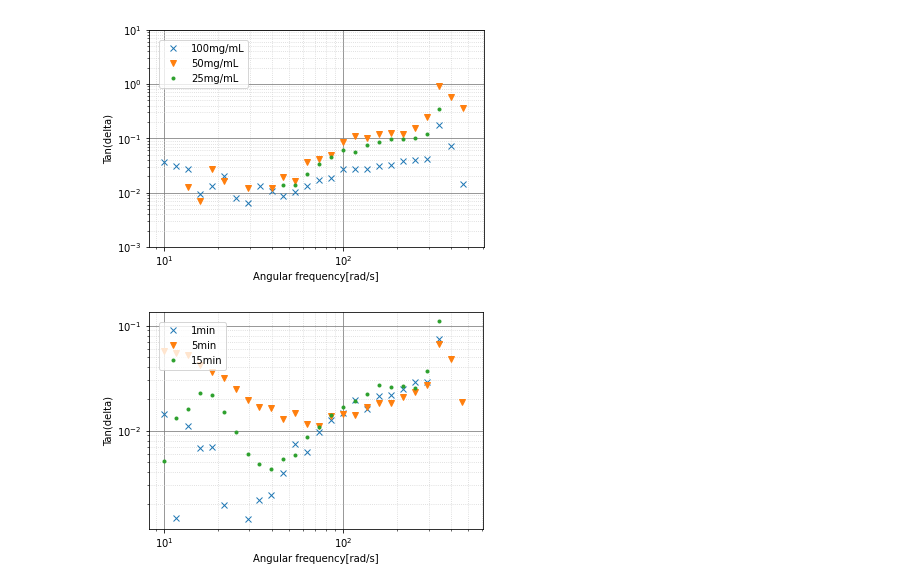
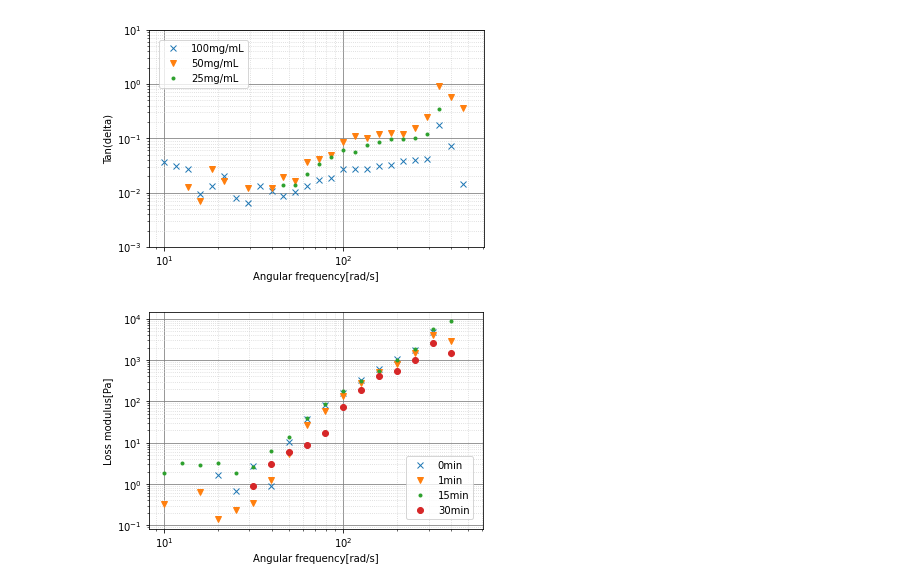
Before and after one commit to komainu99/dynamic-mechanical-analysis, a Jupyter notebook: debug.ipynb, the cells around one changed output. Saved outputs shown, nothing was run; the diff lists cells and outputs as text; code cells hidden in the pictures.

```diff
--- a/debug.ipynb
+++ b/debug.ipynb
@@ -306,44 +306,48 @@ import pandas as pd
 import matplotlib.pyplot as plt
 import seaborn as sns
 
-column = 'Tan(delta)'
+column = 'Loss modulus'
 
-file_path = '/Volumes/KAZU-USB/220705_Rheo/1min_average.txt'
-file_path2 = '/Volumes/KAZU-USB/220705_Rheo/5min_average.txt'
-file_path3 = '/Volumes/KAZU-USB/220705_Rheo/15min_average.txt'
+file_path = '/Volumes/KAZU-USB/220707_Rheo/0min.csv'
+file_path2 = '/Volumes/KAZU-USB/220707_Rheo/1min.csv'
+file_path3 = '/Volumes/KAZU-USB/220707_Rheo/15min.csv'
+file_path4 = '/Volumes/KAZU-USB/220708_Rheo/30min05%10to500rads (4).txt'
 
-df = pd.read_table(file_path, header=90)
+df = pd.read_csv(file_path, header=90)
 df.drop(index=0, inplace=True)
-df2 = pd.read_table(file_path2, header=90)
+df2 = pd.read_csv(file_path2, header=90)
 df2.drop(index=0, inplace=True)
-df3 = pd.read_table(file_path3, header=90)
+df3 = pd.read_csv(file_path3, header=90)
 df3.drop(index=0, inplace=True)
+df4 = pd.read_table(file_path4, header=90)
+df4.drop(index=0, inplace=True)
 
 fig, ax = plt.subplots()
 
-plt.plot(df['Angular frequency'].astype('float'), df[column].astype('float'), label='1min', marker='x', linestyle='None')
-plt.plot(df2['Angular frequency'].astype('float'), df2[column].astype('float'), label='5min', marker='v', linestyle='None')
+plt.plot(df['Angular frequency'].astype('float'), df[column].astype('float'), label='0min', marker='x', linestyle='None')
+plt.plot(df2['Angular frequency'].astype('float'), df2[column].astype('float'), label='1min', marker='v', linestyle='None')
 plt.plot(df3['Angular frequency'].astype('float'), df3[column].astype('float'), label='15min', marker='.', linestyle='None')
+plt.plot(df4['Angular frequency'].astype('float'), df4[column].astype('float'), label='30min', marker='o', linestyle='None')
 #plt.plot(df4['Angular frequency'].astype('float'), df4['Storage modulus'].astype('float'), label='25mg/mL', marker='.', linestyle='None')
 #plt.plot(df5['Angular frequency'].astype('float'), df5['Storage modulus'].astype('float'), label='25mg/mL', marker='.', linestyle='None')
 #plt.plot(df['Angular frequency'].astype('float'), df['Storage modulus'].astype('float'), label="Storage modulus", marker='v', linestyle='None')
 
 ax.set_xscale('log')
 ax.set_yscale('log')
-#ax.set_xlim(0, 10)
-#ax.set_ylim(0.001,10)
+#ax.set_xlim(8, 600)
+#ax.set_ylim(0,1000000)
 plt.minorticks_on()
 plt.grid(which="major", color="gray", linestyle="solid")
 plt.grid(which="minor", color="lightgray", linestyle="dotted")
 
 ax.set_xlabel('Angular frequency[rad/s]')
-ax.set_ylabel("Tan(delta)")
+ax.set_ylabel(column + "[Pa]")
 
 title = column
 
-plt.legend(bbox_to_anchor=(0, 1), loc='upper left', borderaxespad=1)
+plt.legend(bbox_to_anchor=(1, 0), loc='lower right', borderaxespad=1)
 plt.show()
 
 fig.savefig("%s.png"%title)
 # %% [output]
-[figure, old version]
+[figure, new version]
```
Also changed, not shown: 8 other files.
